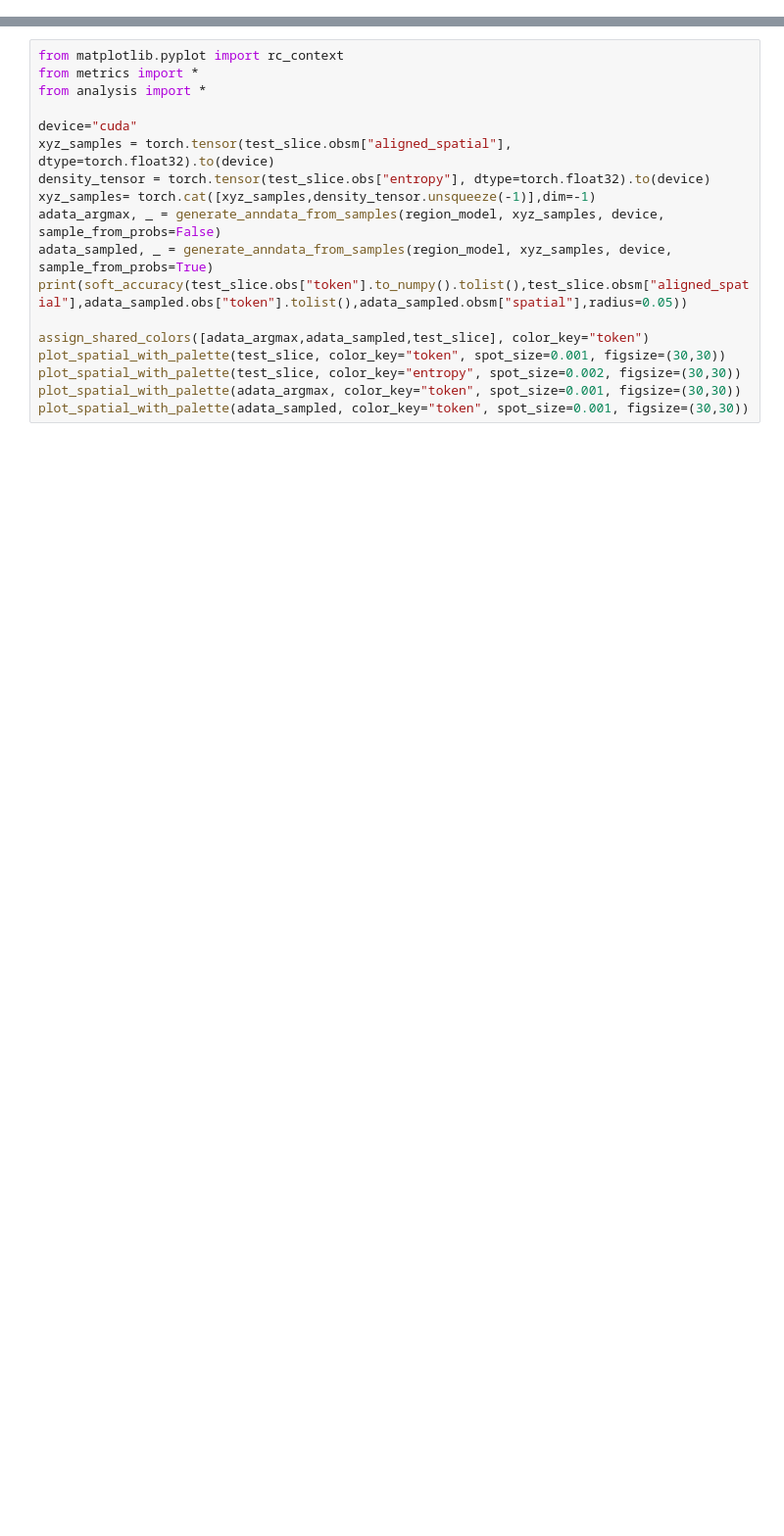
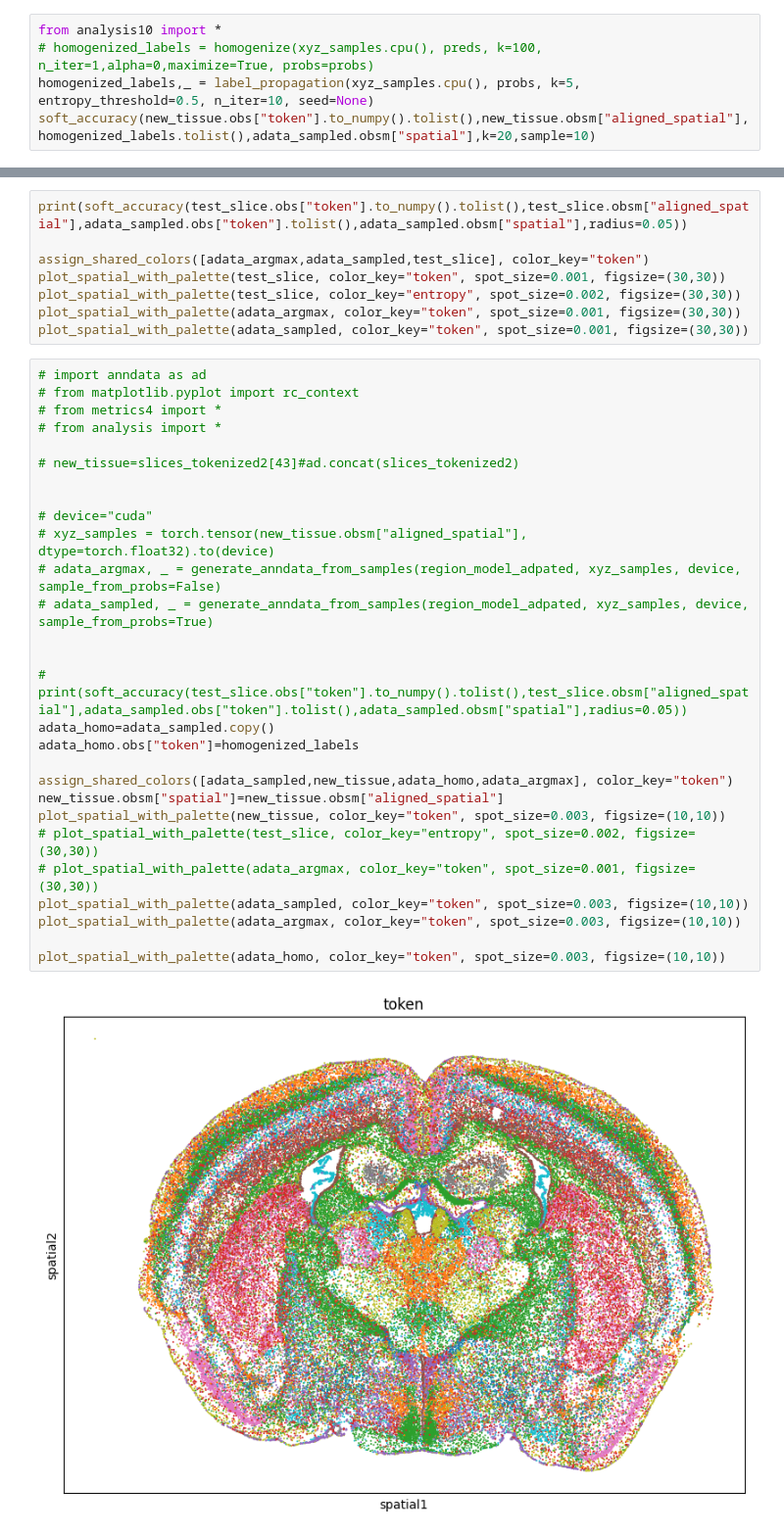
Before and after one commit to gkrieg/mimyr, a Jupyter notebook: main.ipynb, the cells around one changed output, grey strips where cells are left out. Shown at 98% size. Saved outputs shown, nothing was run; the diff lists cells and outputs as text; blank space fills up the shorter version.

```diff
--- a/main.ipynb
+++ b/main.ipynb
@@ -56,0 +232,5 @@ region_model.fit()
+# %%
+from analysis10 import *
+# homogenized_labels = homogenize(xyz_samples.cpu(), preds, k=100, n_iter=1,alpha=0,maximize=True, probs=probs)
+homogenized_labels,_ = label_propagation(xyz_samples.cpu(), probs, k=5, entropy_threshold=0.5, n_iter=10, seed=None)
+soft_accuracy(new_tissue.obs["token"].to_numpy().tolist(),new_tissue.obsm["aligned_spatial"],homogenized_labels.tolist(),adata_sampled.obsm["spatial"],k=20,sample=10)
@@ -57,14 +333,4 @@ region_model.fit()
 # %%
-from matplotlib.pyplot import rc_context
-from metrics import *
-from analysis import *
-
-device="cuda"
-xyz_samples = torch.tensor(test_slice.obsm["aligned_spatial"], dtype=torch.float32).to(device)
-density_tensor = torch.tensor(test_slice.obs["entropy"], dtype=torch.float32).to(device)
-xyz_samples= torch.cat([xyz_samples,density_tensor.unsqueeze(-1)],dim=-1)
-adata_argmax, _ = generate_anndata_from_samples(region_model, xyz_samples, device, sample_from_probs=False)
-adata_sampled, _ = generate_anndata_from_samples(region_model, xyz_samples, device, sample_from_probs=True)
 print(soft_accuracy(test_slice.obs["token"].to_numpy().tolist(),test_slice.obsm["aligned_spatial"],adata_sampled.obs["token"].tolist(),adata_sampled.obsm["spatial"],radius=0.05))
 
 assign_shared_colors([adata_argmax,adata_sampled,test_slice], color_key="token")
@@ -72,3 +338,33 @@ plot_spatial_with_palette(test_slice, color_key="token", spot_size=0.001, figsiz
 plot_spatial_with_palette(test_slice, color_key="entropy", spot_size=0.002, figsize=(30,30))
 plot_spatial_with_palette(adata_argmax, color_key="token", spot_size=0.001, figsize=(30,30))
 plot_spatial_with_palette(adata_sampled, color_key="token", spot_size=0.001, figsize=(30,30))
+# %%
+# import anndata as ad
+# from matplotlib.pyplot import rc_context
+# from metrics4 import *
+# from analysis import *
+
+# new_tissue=slices_tokenized2[43]#ad.concat(slices_tokenized2)
+
+
+# device="cuda"
+# xyz_samples = torch.tensor(new_tissue.obsm["aligned_spatial"], dtype=torch.float32).to(device)
+# adata_argmax, _ = generate_anndata_from_samples(region_model_adpated, xyz_samples, device, sample_from_probs=False)
+# adata_sampled, _ = generate_anndata_from_samples(region_model_adpated, xyz_samples, device, sample_from_probs=True)
+
+
+# print(soft_accuracy(test_slice.obs["token"].to_numpy().tolist(),test_slice.obsm["aligned_spatial"],adata_sampled.obs["token"].tolist(),adata_sampled.obsm["spatial"],radius=0.05))
+adata_homo=adata_sampled.copy()
+adata_homo.obs["token"]=homogenized_labels
+
+assign_shared_colors([adata_sampled,new_tissue,adata_homo,adata_argmax], color_key="token")
+new_tissue.obsm["spatial"]=new_tissue.obsm["aligned_spatial"]
+plot_spatial_with_palette(new_tissue, color_key="token", spot_size=0.003, figsize=(10,10))
+# plot_spatial_with_palette(test_slice, color_key="entropy", spot_size=0.002, figsize=(30,30))
+# plot_spatial_with_palette(adata_argmax, color_key="token", spot_size=0.001, figsize=(30,30))
+plot_spatial_with_palette(adata_sampled, color_key="token", spot_size=0.003, figsize=(10,10))
+plot_spatial_with_palette(adata_argmax, color_key="token", spot_size=0.003, figsize=(10,10))
+
+plot_spatial_with_palette(adata_homo, color_key="token", spot_size=0.003, figsize=(10,10))
+# %% [output]
+[figure, added]
```
Also changed, not shown: parts of 23 cells of this notebook, 12 other files.
